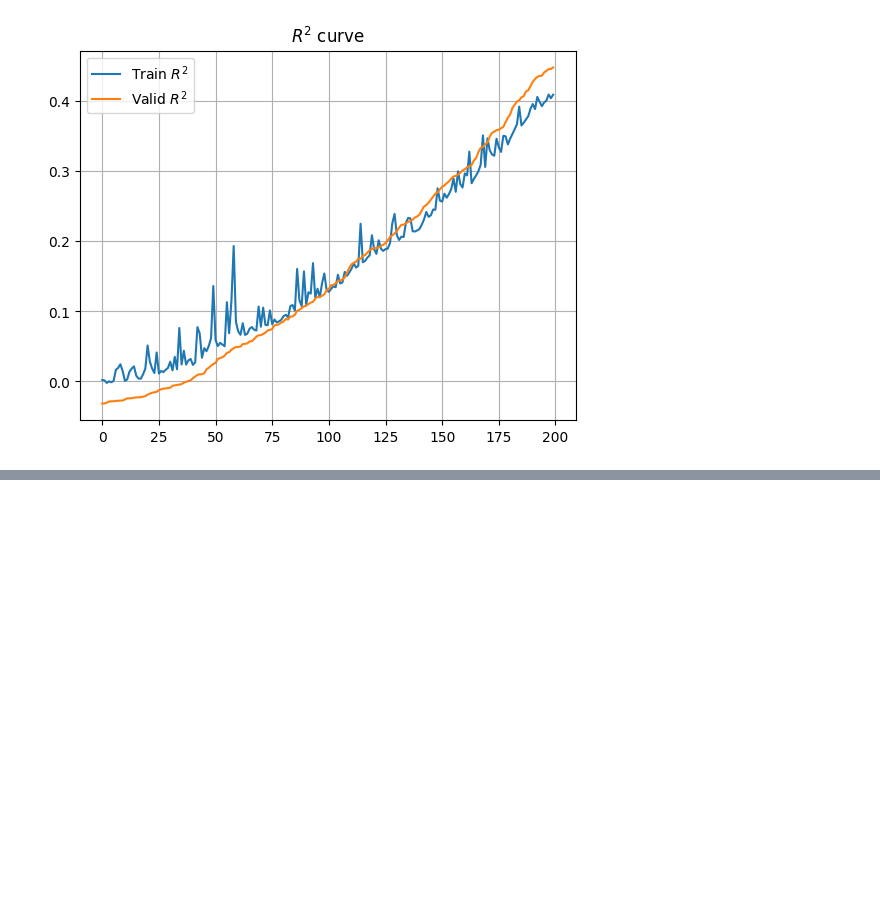
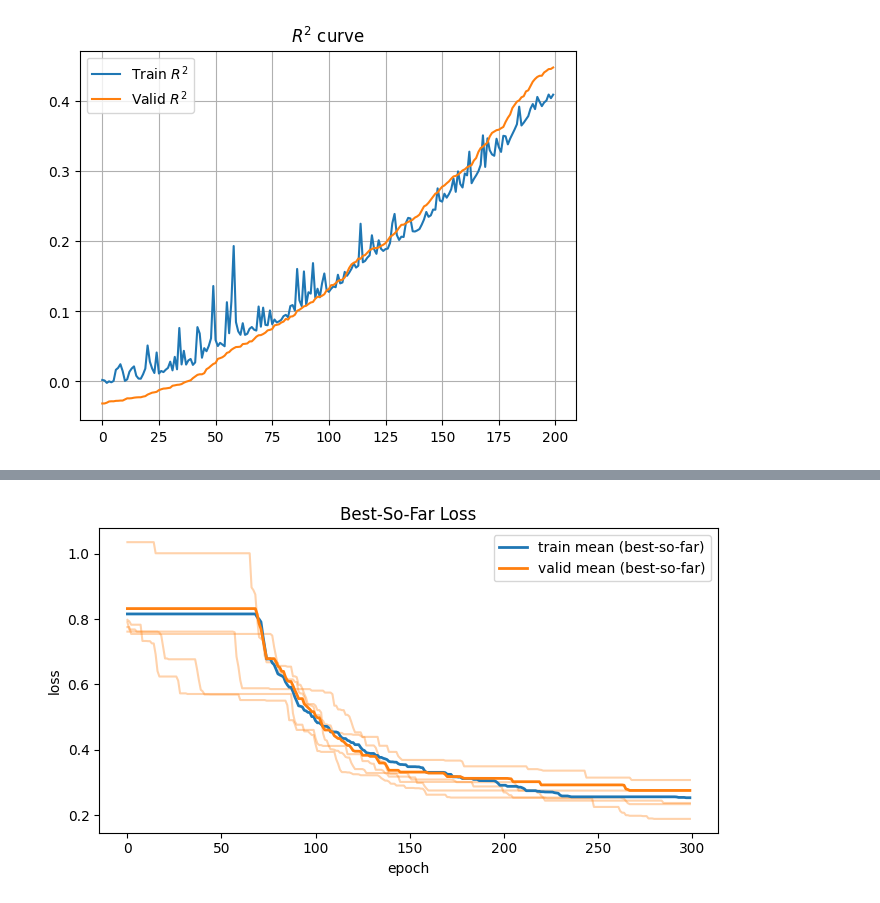
Before and after one commit to jlm429/pyperch, a Jupyter notebook: examples/SA_examples.ipynb, the cells around one changed output, grey strips where cells are left out. Cells and saved outputs as stored; diff of their text form; code cells hidden in the pictures; blank space fills up the shorter version.

```diff
--- a/examples/SA_examples.ipynb
+++ b/examples/SA_examples.ipynb
@@ -193,0 +399,41 @@ plt.show()
+# %%
+# Best-so-far curves (train + valid)
+
+def best_so_far(x):
+    return np.minimum.accumulate(x)
+
+plt.figure(figsize=(7, 4))
+
+# Individual runs (validation)
+for i in range(valid_loss.shape[0]):
+    plt.plot(
+        epochs,
+        best_so_far(valid_loss[i]),
+        alpha=0.35,
+        color="tab:orange",
+    )
+
+# Mean best-so-far (train + valid)
+plt.plot(
+    epochs,
+    best_so_far(train_loss.mean(axis=0)),
+    color="tab:blue",
+    linewidth=2,
+    label="train mean (best-so-far)",
+)
+plt.plot(
+    epochs,
+    best_so_far(valid_loss.mean(axis=0)),
+    color="tab:orange",
+    linewidth=2,
+    label="valid mean (best-so-far)",
+)
+
+plt.xlabel("epoch")
+plt.ylabel("loss")
+plt.title("Best-So-Far Loss")
+plt.legend()
+plt.tight_layout()
+plt.show()
+# %% [output]
+[figure, added]
```
Also changed, not shown: parts of 5 cells of this notebook, 1 other file.
